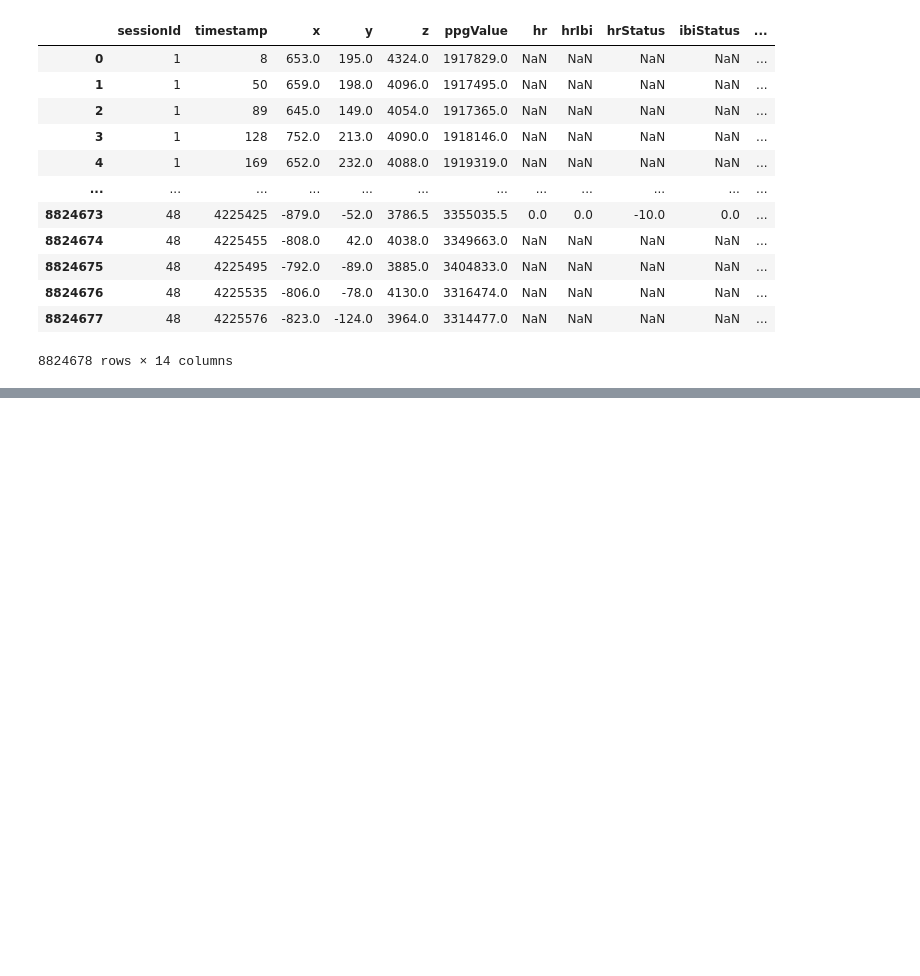
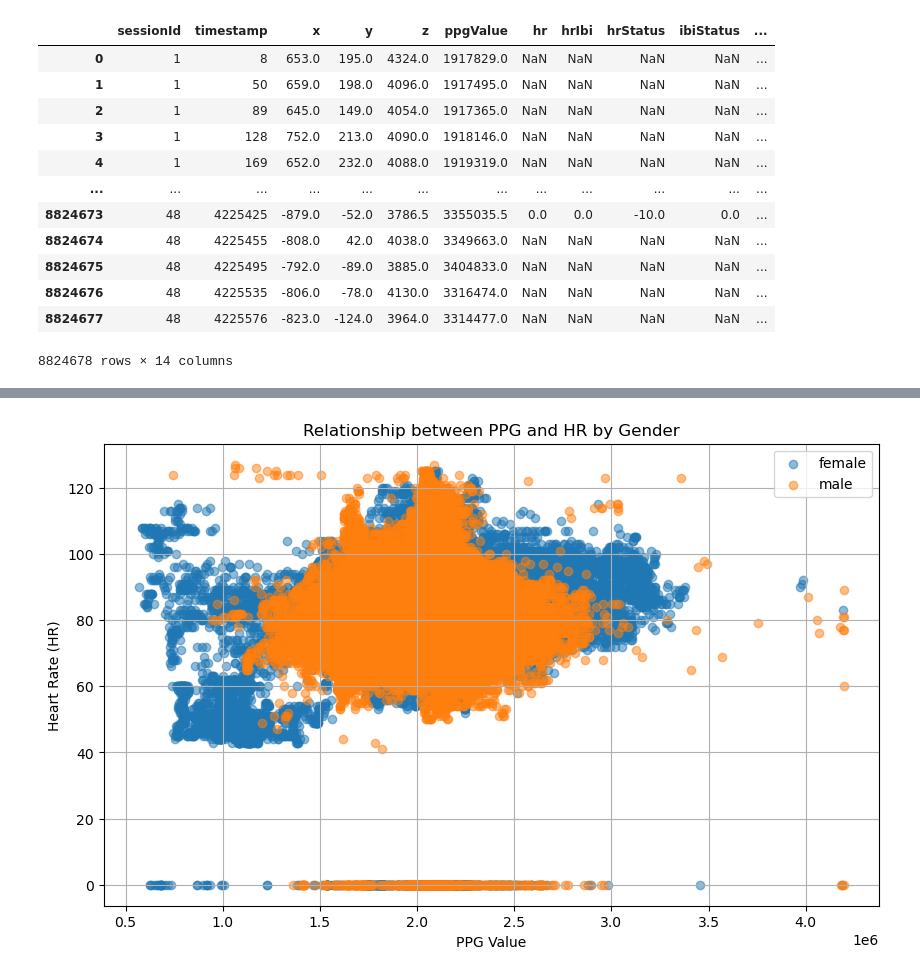
Before and after one commit to albertkkk/BDT_Easywin, a Jupyter notebook: BDC.ipynb, the cells around one changed output, grey strips where cells are left out. Cells and saved outputs as stored; diff of their text form; code cells hidden in the pictures; blank space fills up the shorter version.

```diff
--- a/BDC.ipynb
+++ b/BDC.ipynb
@@ -211,0 +263,31 @@ dtype: int64
+# %%
+# 将列名从 "id" 更改为 "sessionId"
+df_session_info.rename(columns={'id': 'sessionId'}, inplace=True)
+# %%
+import pandas as pd
+import matplotlib.pyplot as plt
+
+# 合并两个 DataFrame，假设使用 sessionId 作为键进行合并
+merged_df = pd.merge(filtered_df, df_session_info, on='sessionId')
+
+# 根据性别分组
+grouped_gender = merged_df.groupby('gender')
+
+# 创建子图
+fig, ax = plt.subplots(figsize=(10, 6))
+
+# 遍历不同性别，并绘制对应的散点图
+for gender, data in grouped_gender:
+    ax.scatter(data['ppgValue'], data['hr'], label=gender, alpha=0.5)
+
+# 添加标题和标签
+ax.set_title('Relationship between PPG and HR by Gender')
+ax.set_xlabel('PPG Value')
+ax.set_ylabel('Heart Rate (HR)')
+ax.legend()
+ax.grid(True)
+
+# 显示图表
+plt.show()
+# %% [output]
+[figure, added]
```
Also changed, not shown: parts of 12 cells of this notebook.
